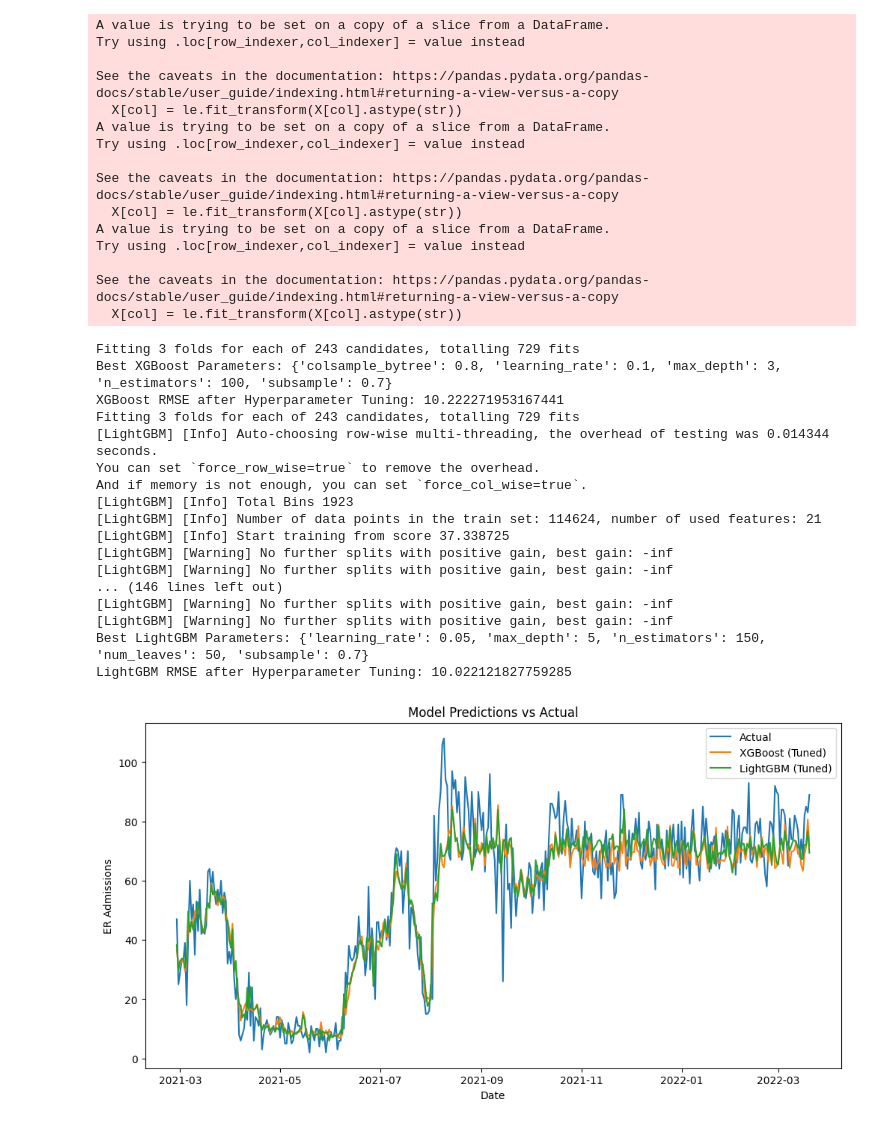
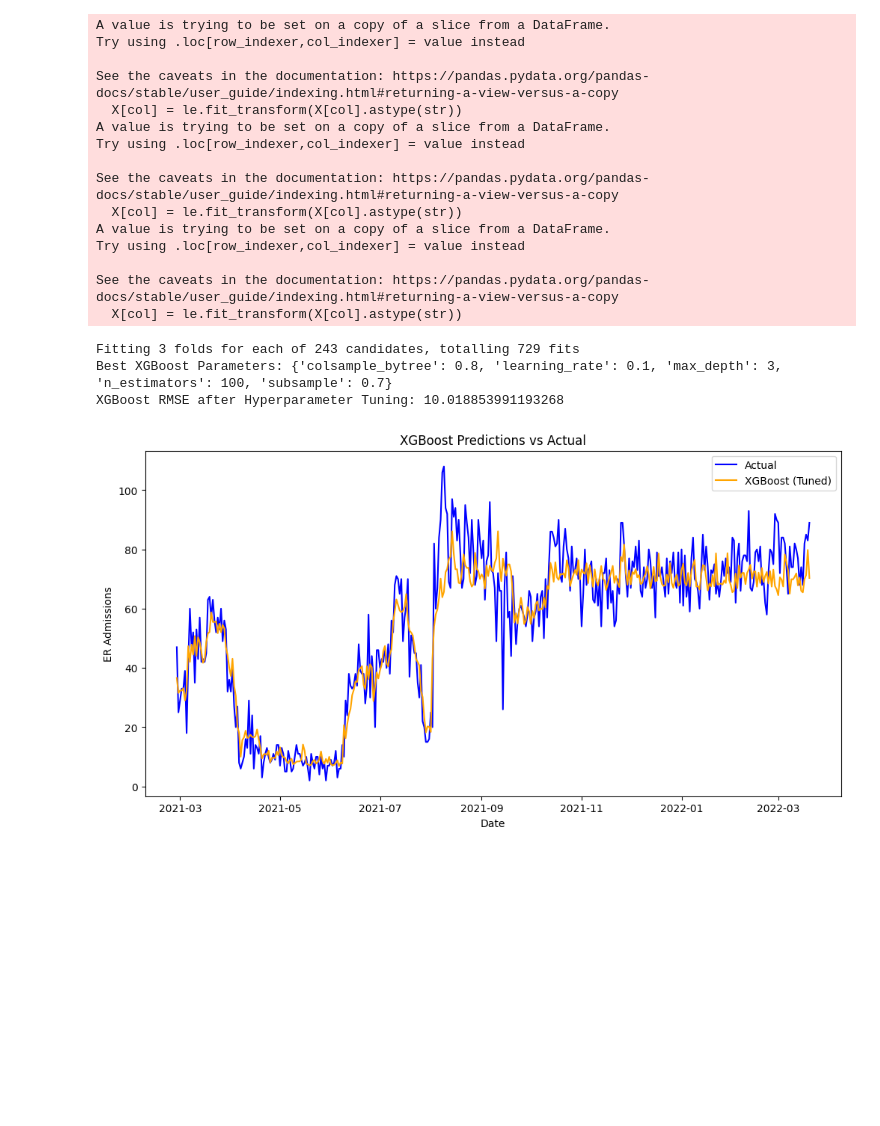
Before and after one commit to tottaradhanush/finalproject, a Jupyter notebook: model_training.ipynb, the cells around one changed output. Drawn from its saved outputs; the diff is of its cells as text; code cells hidden in the pictures; blank space fills up the shorter version.

Commit message:
models added

```diff
--- a/model_training.ipynb
+++ b/model_training.ipynb
@@ -106,8 +156,8 @@ import numpy as np
 from sklearn.model_selection import train_test_split, GridSearchCV
 from sklearn.metrics import mean_squared_error
 import xgboost as xgb
-import lightgbm as lgb
 from sklearn.preprocessing import LabelEncoder
+import matplotlib.pyplot as plt
 
 # Load the cleaned dataset
 df = pd.read_csv("feature_engineering_data.csv")
@@ -161,77 +211,35 @@ print(f"Best XGBoost Parameters: {xgb_grid_search.best_params_}")
 # Best model predictions
 xgb_best_model = xgb_grid_search.best_estimator_
 xgb_pred = xgb_best_model.predict(X_test)
 xgb_rmse = np.sqrt(mean_squared_error(y_test, xgb_pred))
 print(f"XGBoost RMSE after Hyperparameter Tuning: {xgb_rmse}")
 
-# ========== Hyperparameter Tuning for LightGBM ==========
-
-# Define hyperparameters grid for LightGBM
-lgb_param_grid = {
-    'n_estimators': [50, 100, 150],
-    'learning_rate': [0.01, 0.05, 0.1],
-    'num_leaves': [31, 50, 100],
-    'max_depth': [-1, 5, 10],
-    'subsample': [0.7, 0.8, 1.0]
-}
-
-# Set up GridSearchCV for LightGBM
-lgb_grid_search = GridSearchCV(estimator=lgb.LGBMRegressor(), param_grid=lgb_param_grid, cv=3, scoring='neg_mean_squared_error', verbose=1, n_jobs=-1)
-lgb_grid_search.fit(X_train, y_train)
-
-# Best LightGBM hyperparameters
-print(f"Best LightGBM Parameters: {lgb_grid_search.best_params_}")
-
-# Best model predictions
-lgb_best_model = lgb_grid_search.best_estimator_
-lgb_pred = lgb_best_model.predict(X_test)
-lgb_rmse = np.sqrt(mean_squared_error(y_test, lgb_pred))
-print(f"LightGBM RMSE after Hyperparameter Tuning: {lgb_rmse}")
-
 # ========== Plot Predictions ==========
-
-import matplotlib.pyplot as plt
-
 plt.figure(figsize=(12, 6))
-plt.plot(y_test.index, y_test.values, label='Actual')
-plt.plot(y_test.index, xgb_pred, label='XGBoost (Tuned)')
-plt.plot(y_test.index, lgb_pred, label='LightGBM (Tuned)')
+plt.plot(y_test.index, y_test.values, label='Actual', color='blue')
+plt.plot(y_test.index, xgb_pred, label='XGBoost (Tuned)', color='orange')
 plt.legend()
-plt.title("Model Predictions vs Actual")
+plt.title("XGBoost Predictions vs Actual")
 plt.xlabel("Date")
 plt.ylabel("ER Admissions")
 plt.show()
 # %% [output]
 A value is trying to be set on a copy of a slice from a DataFrame.
 Try using .loc[row_indexer,col_indexer] = value instead
 
 See the caveats in the documentation: https://pandas.pydata.org/pandas-docs/stable/user_guide/indexing.html#returning-a-view-versus-a-copy
   X[col] = le.fit_transform(X[col].astype(str))
 A value is trying to be set on a copy of a slice from a DataFrame.
 Try using .loc[row_indexer,col_indexer] = value instead
 
 See the caveats in the documentation: https://pandas.pydata.org/pandas-docs/stable/user_guide/indexing.html#returning-a-view-versus-a-copy
   X[col] = le.fit_transform(X[col].astype(str))
 A value is trying to be set on a copy of a slice from a DataFrame.
 Try using .loc[row_indexer,col_indexer] = value instead
 
 See the caveats in the documentation: https://pandas.pydata.org/pandas-docs/stable/user_guide/indexing.html#returning-a-view-versus-a-copy
   X[col] = le.fit_transform(X[col].astype(str))
 Fitting 3 folds for each of 243 candidates, totalling 729 fits
 Best XGBoost Parameters: {'colsample_bytree': 0.8, 'learning_rate': 0.1, 'max_depth': 3, 'n_estimators': 100, 'subsample': 0.7}
-XGBoost RMSE after Hyperparameter Tuning: 10.222271953167441
-Fitting 3 folds for each of 243 candidates, totalling 729 fits
-[LightGBM] [Info] Auto-choosing row-wise multi-threading, the overhead of testing was 0.014344 seconds.
-You can set `force_row_wise=true` to remove the overhead.
-And if memory is not enough, you can set `force_col_wise=true`.
-[LightGBM] [Info] Total Bins 1923
-[LightGBM] [Info] Number of data points in the train set: 114624, number of used features: 21
-[LightGBM] [Info] Start training from score 37.338725
-[LightGBM] [Warning] No further splits with positive gain, best gain: -inf
-[LightGBM] [Warning] No further splits with positive gain, best gain: -inf
-... (146 lines left out)
-[LightGBM] [Warning] No further splits with positive gain, best gain: -inf
-[LightGBM] [Warning] No further splits with positive gain, best gain: -inf
-Best LightGBM Parameters: {'learning_rate': 0.05, 'max_depth': 5, 'n_estimators': 150, 'num_leaves': 50, 'subsample': 0.7}
-LightGBM RMSE after Hyperparameter Tuning: 10.022121827759285
+XGBoost RMSE after Hyperparameter Tuning: 10.018853991193268
-[figure, old version]
+[figure, new version]
```
Also changed, not shown: parts of 9 cells of this notebook, 4 other files.
